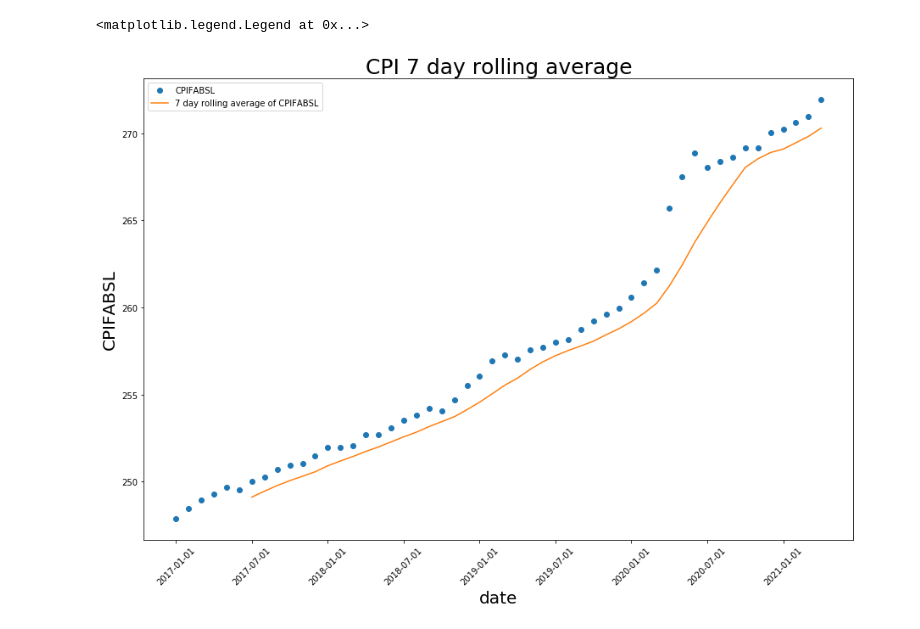
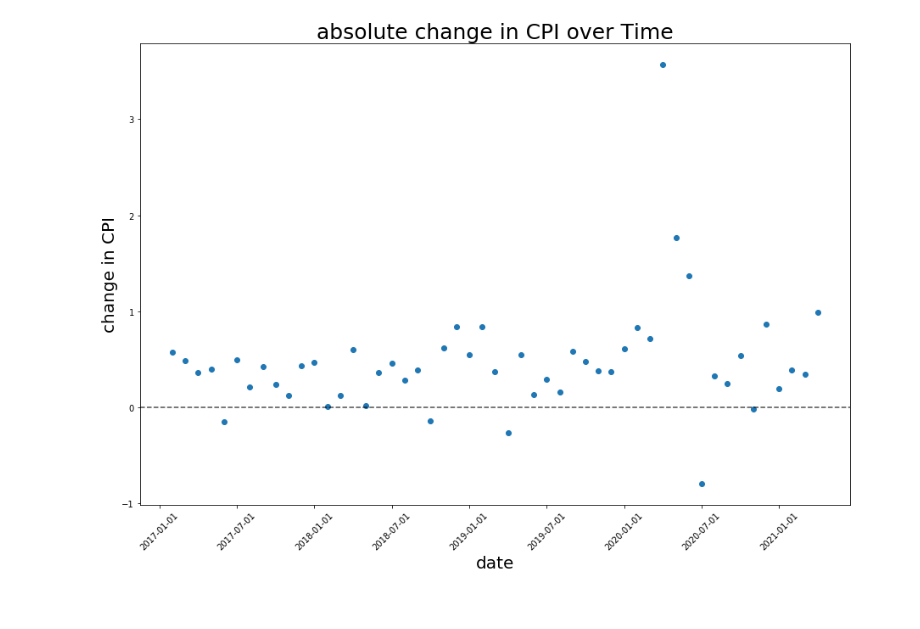
Before and after one commit to atreyarawat123/InflationVisualizations, a Jupyter notebook: code/InflationVisualizations.ipynb, the cells around one changed output. Drawn from its saved outputs; the diff is of its cells as text; code cells hidden in the pictures.

Commit message:
Cleaning up CPI notebook and more visualizations

```diff
--- a/code/InflationVisualizations.ipynb
+++ b/code/InflationVisualizations.ipynb
@@ -5,2 +5,0 @@ import matplotlib.pylab as plt
-# %%
-inf = pd.read_csv("inflation.csv")
@@ -42,2 +18,11 @@ Text(0.5, 1.0, 'CPIFABSL over Time')
-# %%
-inf['CPIFABSL_7'] = inf['CPIFABSL'].rolling(7).mean()
+# %%
+inf['PCHANGE'] = inf['CPIFABSL'].pct_change()
+fig, ax = plt.subplots(figsize = (15, 10))
+plt.plot(inf['DATE'], inf['PCHANGE'], 'o', alpha = 1.0)
+plt.axhline(y=0.0, linestyle='--', color = 'black', alpha = 0.7)
+plt.xlabel('date', fontsize=20)
+plt.xticks(rotation=45)
+plt.xticks(np.arange(0,52))
+plt.locator_params(axis='x', nbins=10)
+plt.ylabel('percent change in CPI', fontsize=20)
+plt.title("monthly percent change in CPI over Time", fontsize=25);
@@ -43,0 +31,11 @@ inf['CPIFABSL_7'] = inf['CPIFABSL'].rolling(7).mean()
+# %%
+inf['PACHANGE'] = inf['CPIFABSL'].pct_change(periods = 12)
+fig, ax = plt.subplots(figsize = (15, 10))
+plt.plot(inf['DATE'], inf['PACHANGE'], 'o', alpha = 1.0)
+plt.axhline(y=0.0, linestyle='--', color = 'black', alpha = 0.7)
+plt.xlabel('date', fontsize=20)
+plt.xticks(rotation=45)
+plt.xticks(np.arange(0,52))
+plt.locator_params(axis='x', nbins=10)
+plt.ylabel('percent change in CPI', fontsize=20)
+plt.title("annual percent change in CPI over Time", fontsize=25);
@@ -44,14 +44,13 @@ inf['CPIFABSL_7'] = inf['CPIFABSL'].rolling(7).mean()
 # %%
+inf['CHANGE'] = inf['CPIFABSL'].diff()
 fig, ax = plt.subplots(figsize = (15, 10))
-plt.plot(inf['DATE'], inf['CPIFABSL'], 'o', alpha = 1.0, label = 'CPIFABSL')
-plt.plot(inf['DATE'], inf['CPIFABSL_7'], alpha = 1.0, label = '7 day rolling average of CPIFABSL')
+plt.plot(inf['DATE'], inf['CHANGE'], 'o', alpha = 1.0)
+plt.axhline(y=0.0, linestyle='--', color = 'black', alpha = 0.7)
 plt.xlabel('date', fontsize=20)
 plt.xticks(rotation=45)
 plt.xticks(np.arange(0,52))
 plt.locator_params(axis='x', nbins=10)
-plt.ylabel('CPIFABSL', fontsize = 20)
-plt.title("CPI 7 day rolling average", fontsize=25)
-plt.legend()
+plt.ylabel('change in CPI', fontsize=20)
+plt.title("absolute change in CPI over Time", fontsize=25);
 # %% [output]
-<matplotlib.legend.Legend at 0x...>
-[figure, old version]
+[figure, new version]
```
Also changed, not shown: parts of 10 cells of this notebook.
